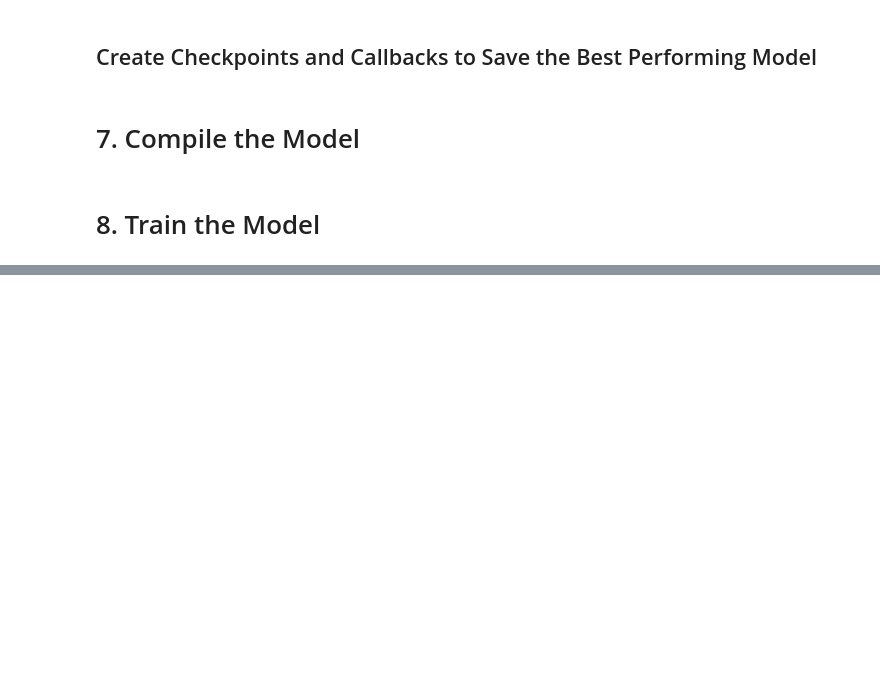
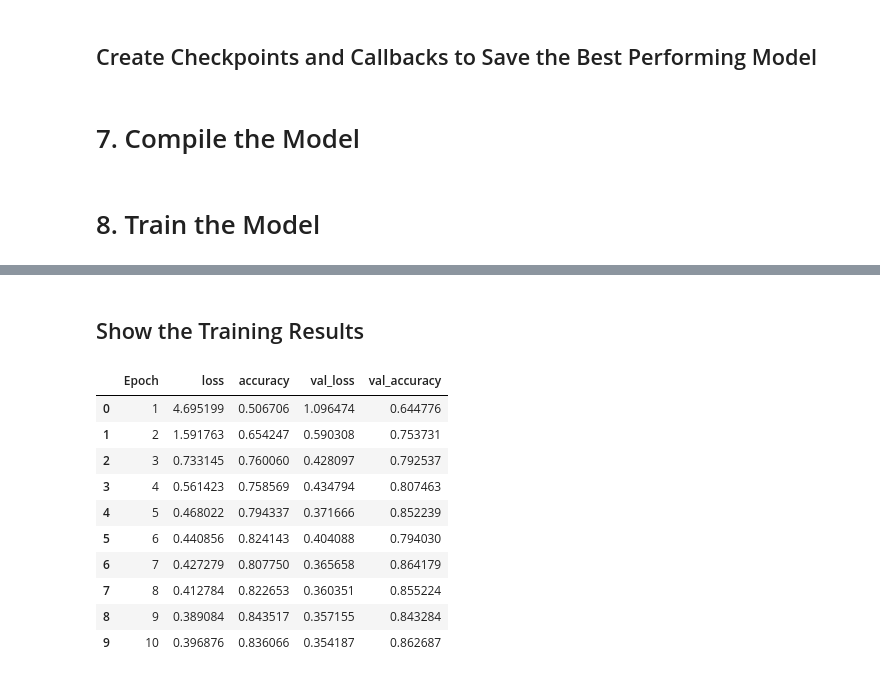
Before and after one commit to Lexie-D/Breast-Cancer-Classification, a Jupyter notebook: Breast_Cancer_classification.ipynb, the cells around one changed output, grey strips where cells are left out. Drawn from its saved outputs; the diff is of its cells as text; code cells hidden in the pictures; blank space fills up the shorter version.

```diff
--- a/Breast_Cancer_classification.ipynb
+++ b/Breast_Cancer_classification.ipynb
@@ -403,0 +451,25 @@ KeyboardInterrupt:
+# %% [markdown]
+## Show the Training Results
+# %%
+# Creat a pandas dataframe to contain training hhistory metrics of the model
+train_history = pd.DataFrame(history.history)
+
+# Add new column for epoch number
+train_history['Epoch'] = range(1, len(train_history) + 1)
+
+# Order columns
+train_history = train_history[['Epoch', 'loss', 'accuracy', 'val_loss', 'val_accuracy']]
+
+train_history
+# %% [output]
+|  | Epoch | loss | accuracy | val_loss | val_accuracy |
+| 0 | 1 | 4.695199 | 0.506706 | 1.096474 | 0.644776 |
+| 1 | 2 | 1.591763 | 0.654247 | 0.590308 | 0.753731 |
+| 2 | 3 | 0.733145 | 0.760060 | 0.428097 | 0.792537 |
+| 3 | 4 | 0.561423 | 0.758569 | 0.434794 | 0.807463 |
+| 4 | 5 | 0.468022 | 0.794337 | 0.371666 | 0.852239 |
+| 5 | 6 | 0.440856 | 0.824143 | 0.404088 | 0.794030 |
+| 6 | 7 | 0.427279 | 0.807750 | 0.365658 | 0.864179 |
+| 7 | 8 | 0.412784 | 0.822653 | 0.360351 | 0.855224 |
+| 8 | 9 | 0.389084 | 0.843517 | 0.357155 | 0.843284 |
+| 9 | 10 | 0.396876 | 0.836066 | 0.354187 | 0.862687 |
```
Also changed, not shown: parts of 12 cells of this notebook.
